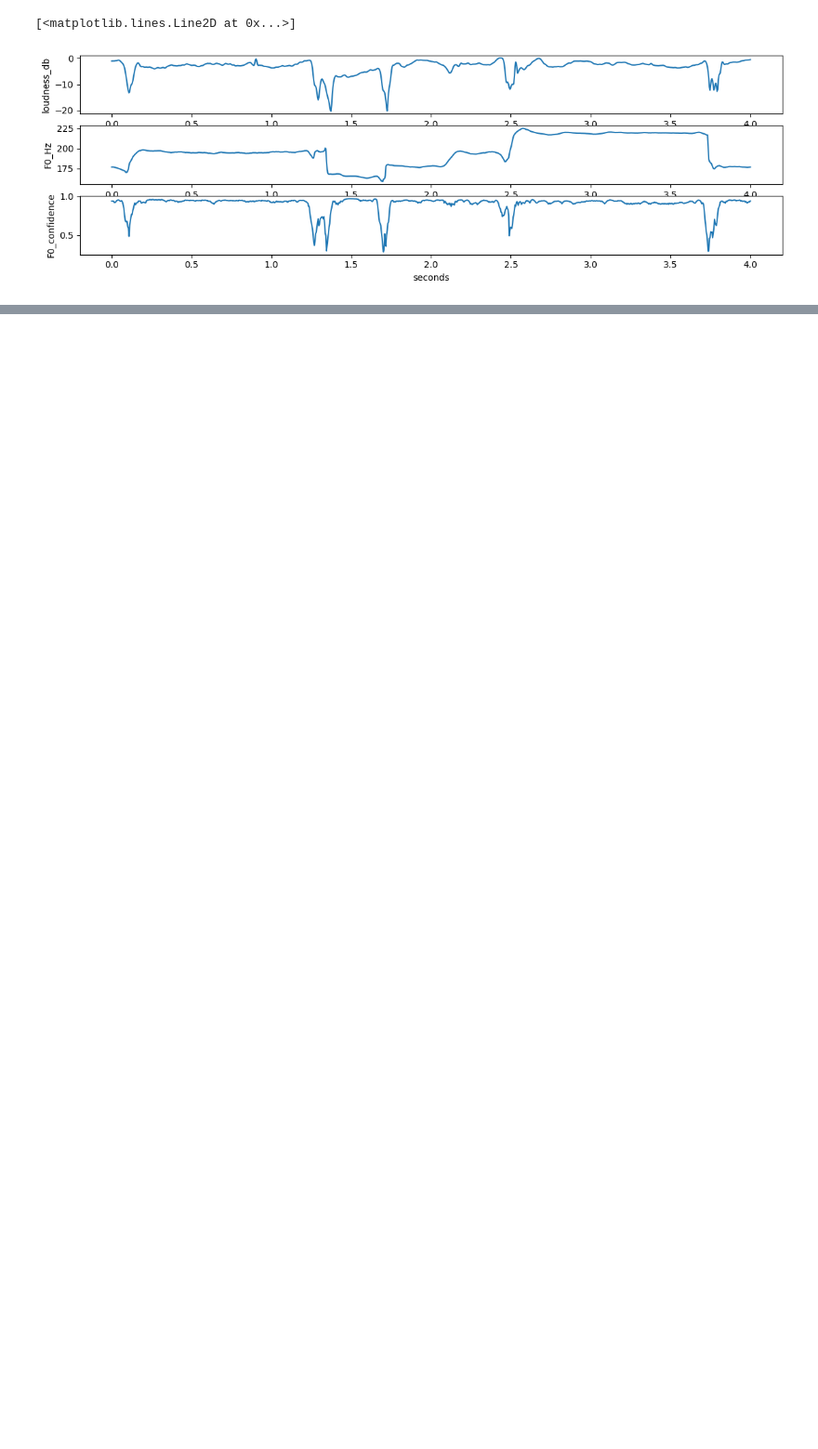
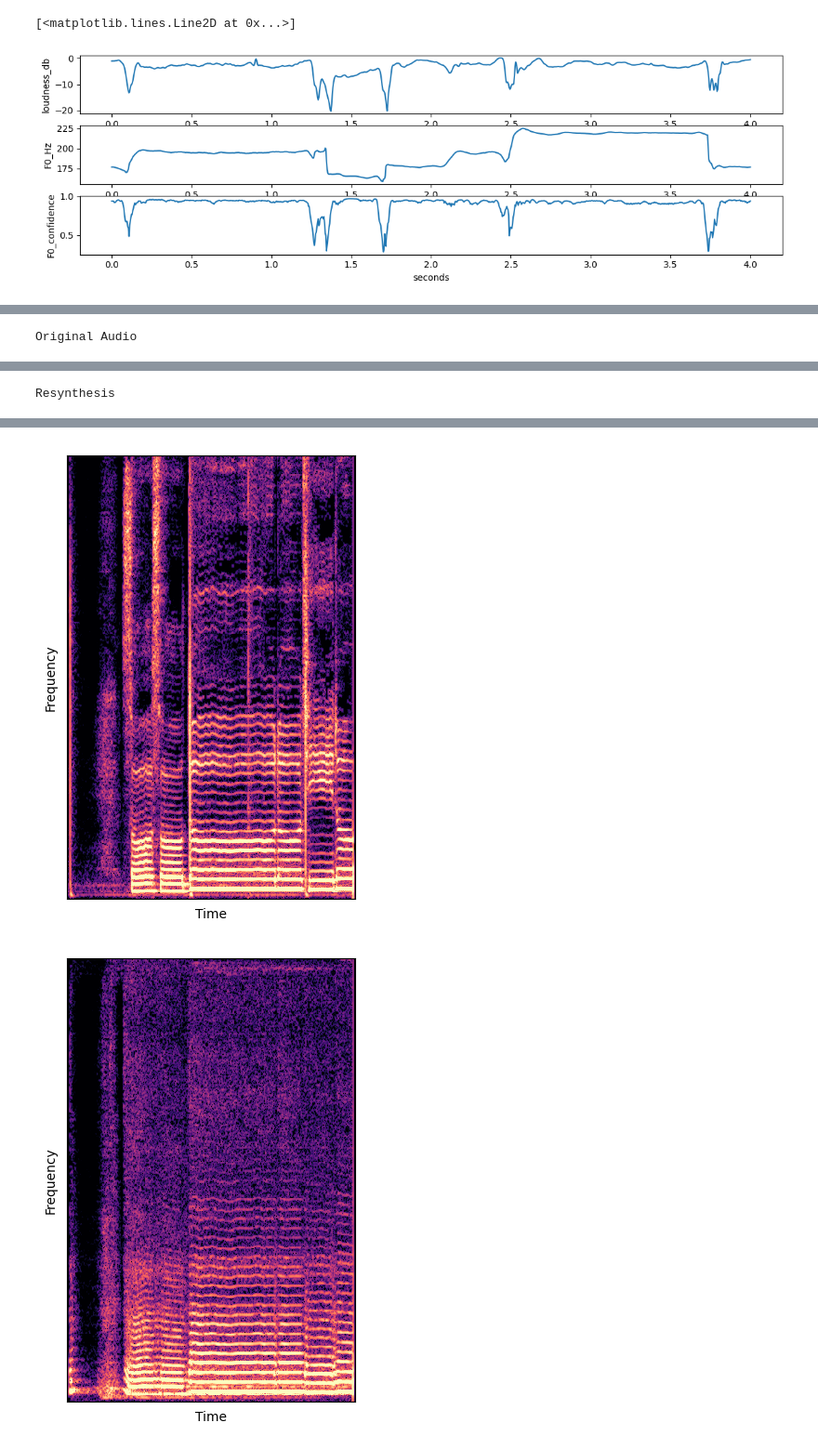
Before and after one commit to theloni-monk/vocal-timbre-transfer, a Jupyter notebook: train_model.ipynb, the cells around one changed output, grey strips where cells are left out. Shown at 93% size. Saved outputs shown, nothing was run; the diff lists cells and outputs as text; code cells hidden in the pictures; blank space fills up the shorter version.

Commit message:
trained without z decoder

```diff
--- a/train_model.ipynb
+++ b/train_model.ipynb
@@ -77,3 +99,42 @@ Reusing TensorBoard on port 6006 (pid 8516), started 0:01:51 ago. (Use '!kill 85
   --gin_param="train_util.train.num_steps=30000" \
   --gin_param="train_util.train.steps_per_save=300" \
   --gin_param="trainers.Trainer.checkpoints_to_keep=10"
+# %%
+from misc_util import util#util.play, util.specplot
+import ddsp.training
+import gin
+from matplotlib import pyplot as plt
+import numpy as np
+
+data_provider = ddsp.training.data.TFRecordProvider(TRAIN_TFRECORD_FILEPATTERN)
+dataset = data_provider.get_batch(batch_size=1, shuffle=False)
+
+try:
+  batch = next(iter(dataset))
+except OutOfRangeError:
+  raise ValueError(
+      'TFRecord contains no examples. Please try re-running the pipeline with '
+      'different audio file(s).')
+
+# Parse the gin config.
+gin_file = os.path.join(SAVE_DIR, 'operative_config-0.gin')
+gin.parse_config_file(gin_file)
+
+# Load model
+model = ddsp.training.models.Autoencoder()
+model.restore(SAVE_DIR)
+
+# Resynthesize audio.
+outputs = model(batch, training=False)
+audio_gen = model.get_audio_from_outputs(outputs)
+audio = batch['audio']
+
+print('Original Audio')
+util.specplot(audio)
+util.play(audio)
+
+print('Resynthesis')
+util.specplot(audio_gen)
+util.play(audio_gen)
+# %% [output]
+Original Audio
@@ -79,0 +142 @@ Reusing TensorBoard on port 6006 (pid 8516), started 0:01:51 ago. (Use '!kill 85
+Resynthesis
@@ -79,0 +144,2 @@ Reusing TensorBoard on port 6006 (pid 8516), started 0:01:51 ago. (Use '!kill 85
+[figure, added]
+[figure, added]
```
Also changed, not shown: parts of 5 cells of this notebook, 5 other files.
